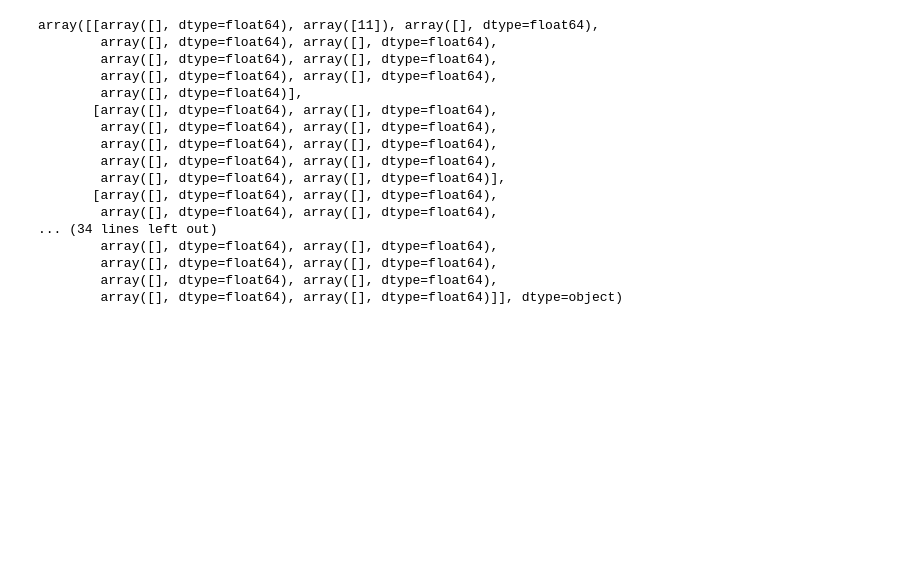
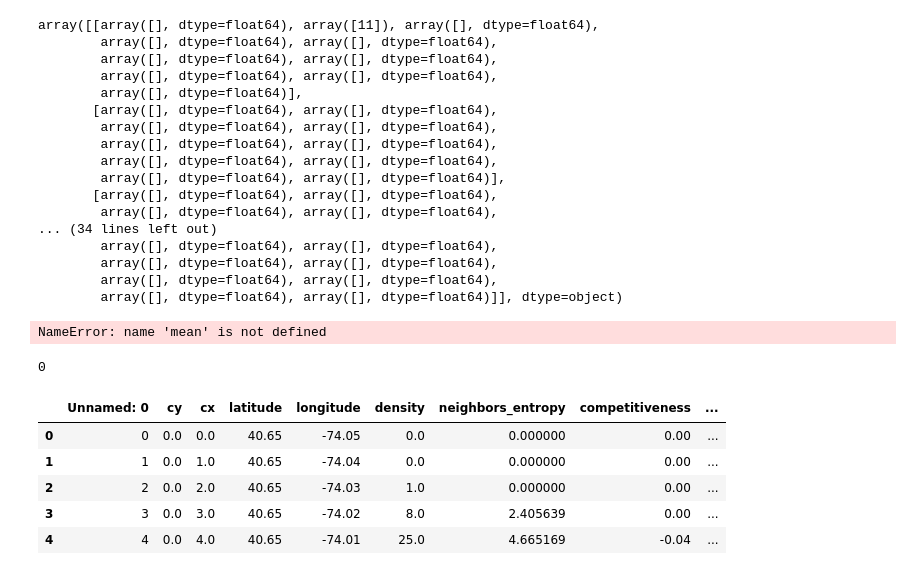
Before and after one commit to peikovakate/ucu_uds_proj, a Jupyter notebook: data_processing.ipynb, the cells around one changed output. Saved outputs shown, nothing was run; the diff lists cells and outputs as text; code cells hidden in the pictures; blank space fills up the shorter version.

```diff
--- a/data_processing.ipynb
+++ b/data_processing.ipynb
@@ -211,3 +211,13 @@ array([[array([], dtype=float64), array([11]), array([], dtype=float64),
         array([], dtype=float64), array([], dtype=float64),
         array([], dtype=float64), array([], dtype=float64),
         array([], dtype=float64), array([], dtype=float64)]], dtype=object)
+# %%
+b = [1, 2, 3]
+mean(b)
+# %% [output]
+NameError: name 'mean' is not defined
+# %%
+c=[]
+len(c)
+# %% [output]
+0
@@ -213,0 +226,9 @@ array([[array([], dtype=float64), array([11]), array([], dtype=float64),
+# %%
+data.head()
+# %% [output]
+|  | Unnamed: 0 | cy | cx | latitude | longitude | density | neighbors_entropy | competitiveness | ... |
+| 0 | 0 | 0.0 | 0.0 | 40.65 | -74.05 | 0.0 | 0.000000 | 0.00 | ... |
+| 1 | 1 | 0.0 | 1.0 | 40.65 | -74.04 | 0.0 | 0.000000 | 0.00 | ... |
+| 2 | 2 | 0.0 | 2.0 | 40.65 | -74.03 | 1.0 | 0.000000 | 0.00 | ... |
+| 3 | 3 | 0.0 | 3.0 | 40.65 | -74.02 | 8.0 | 2.405639 | 0.00 | ... |
+| 4 | 4 | 0.0 | 4.0 | 40.65 | -74.01 | 25.0 | 4.665169 | -0.04 | ... |
```
Also changed, not shown: parts of 2 cells of this notebook, 2 other files.
